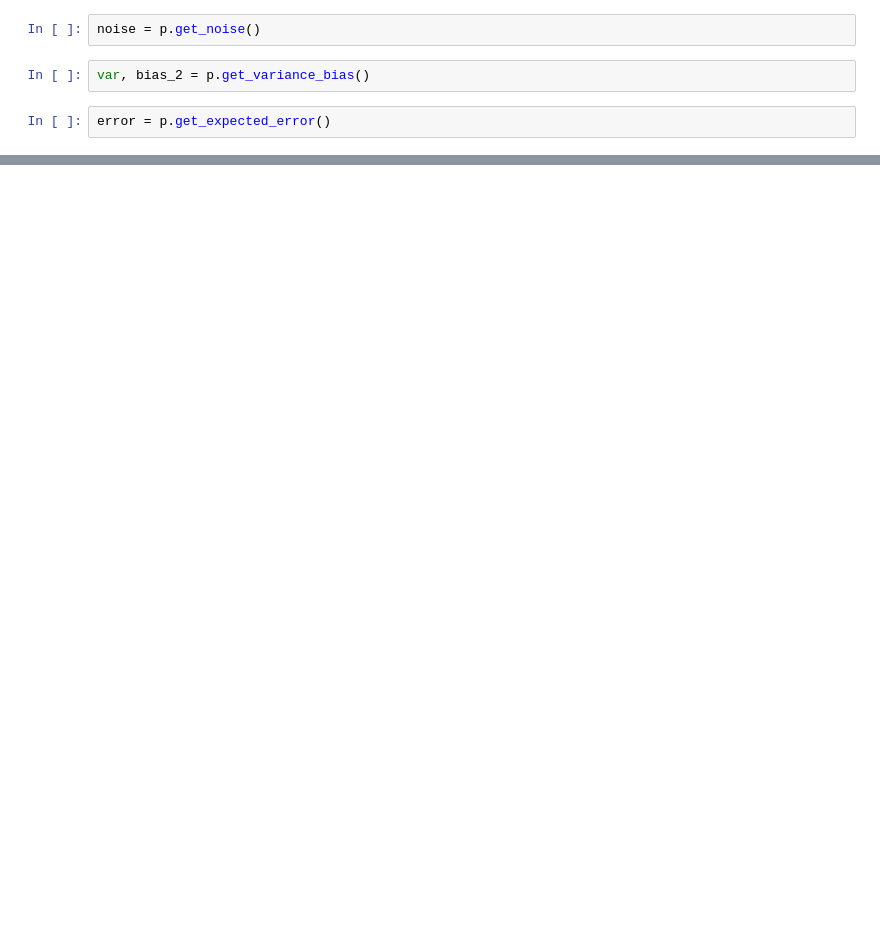
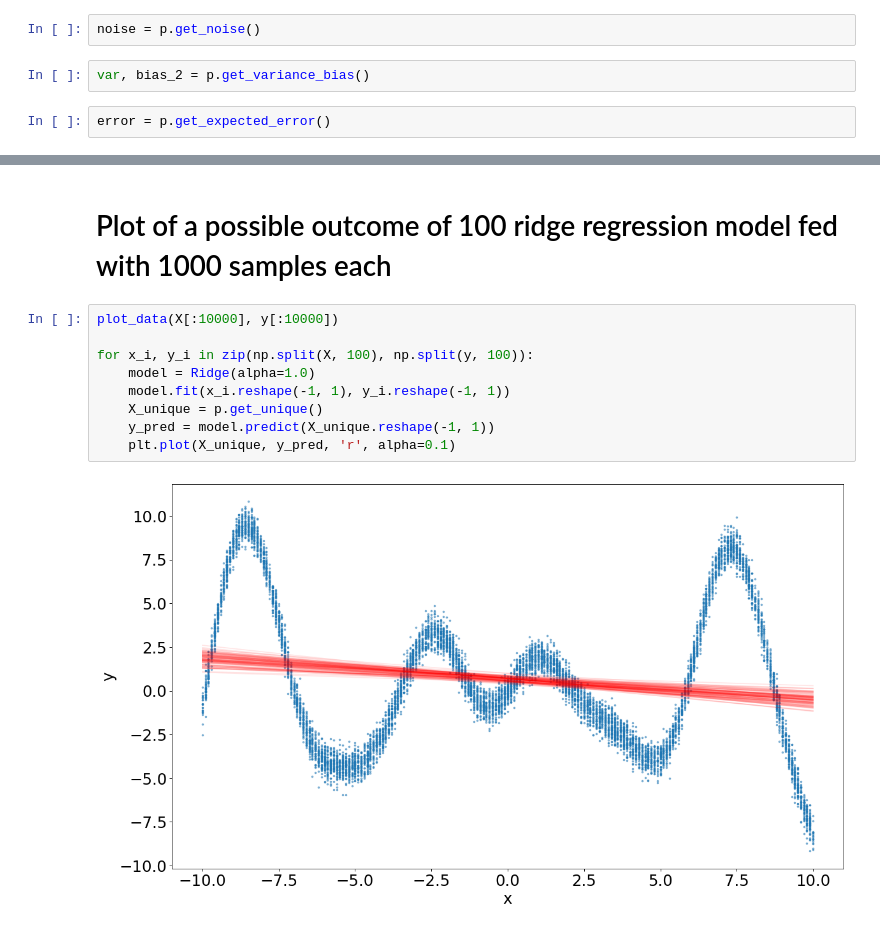
Before and after one commit to Julien-Gustin/ELEN0062-Machine-Learning, a Jupyter notebook: P2/src/2.ipynb, the cells around one changed output, grey strips where cells are left out. Cells and saved outputs as stored; diff of their text form; blank space fills up the shorter version.

```diff
--- a/P2/src/2.ipynb
+++ b/P2/src/2.ipynb
@@ -52,0 +70,13 @@ plt.yscale("log")
+# %% [markdown]
+# Plot of a possible outcome of 100 ridge regression model fed with 1000 samples each
+# %%
+plot_data(X[:10000], y[:10000])
+
+for x_i, y_i in zip(np.split(X, 100), np.split(y, 100)):
+    model = Ridge(alpha=1.0)
+    model.fit(x_i.reshape(-1, 1), y_i.reshape(-1, 1))
+    X_unique = p.get_unique()
+    y_pred = model.predict(X_unique.reshape(-1, 1))
+    plt.plot(X_unique, y_pred, 'r', alpha=0.1)
+# %% [output]
+[figure, added]
```
Also changed, not shown: parts of 6 cells of this notebook, 5 other files.
